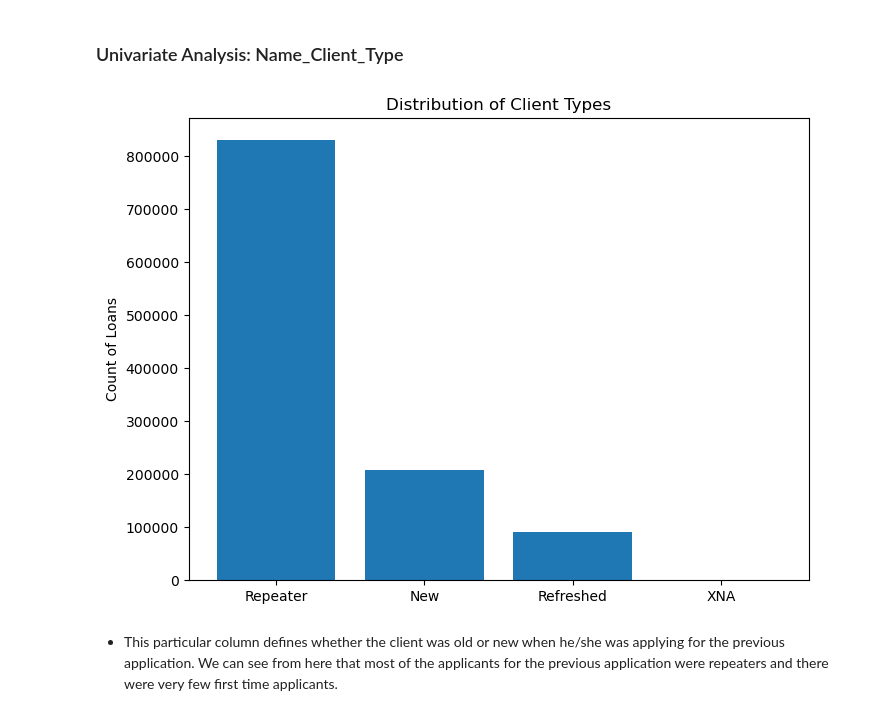
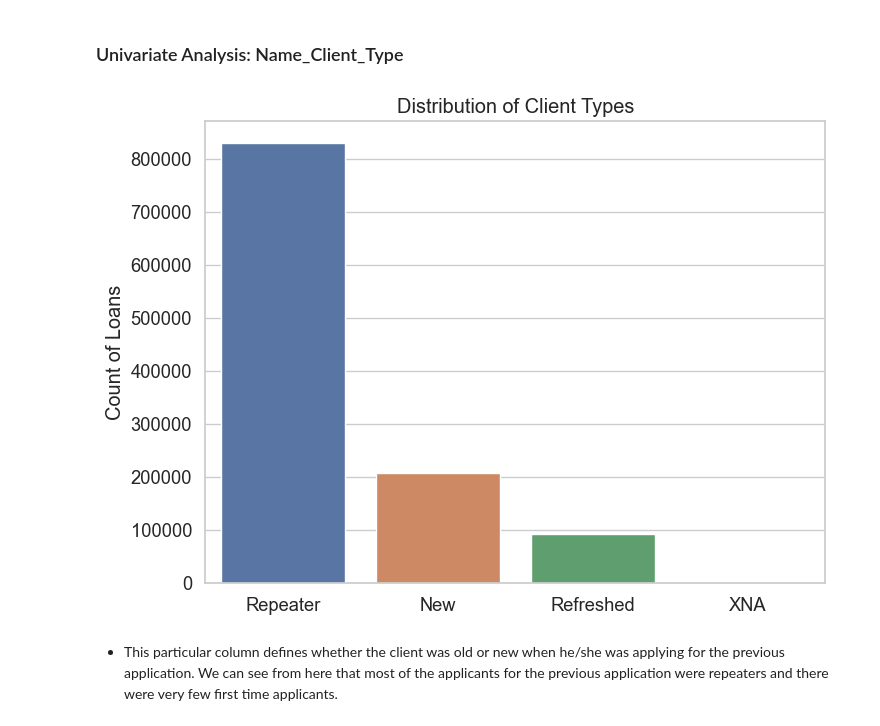
Before and after one commit to TammyTrinh1511/Credit_Risk_Analysis_Team_4, a Jupyter notebook: EDA/4. previous_application.ipynb, the cells around one changed output. Cells and saved outputs as stored; diff of their text form; code cells hidden in the pictures.

```diff
--- a/EDA/4. previous_application.ipynb
+++ b/EDA/4. previous_application.ipynb
@@ -9,9 +9,9 @@ import seaborn as sns
 from utils import *
 %matplotlib inline
 # %%
-application_train = pd.read_csv(r"D:\Downloads\NEU\NAM 3 KI 1\Visualization\GITHUB FINAL PROJECT\Credit-Risk-Analysis\dseb-63-data-preparation-final-project\dseb63_final_project_DP_dataset\dseb63_final_project_DP_dataset\dseb63_application_train.csv")
-application_test = pd.read_csv(r"D:\Downloads\NEU\NAM 3 KI 1\Visualization\GITHUB FINAL PROJECT\Credit-Risk-Analysis\dseb-63-data-preparation-final-project\dseb63_final_project_DP_dataset\dseb63_final_project_DP_dataset\dseb63_application_test.csv")
-prev_app = pd.read_csv(r"D:\Downloads\NEU\NAM 3 KI 1\Visualization\GITHUB FINAL PROJECT\Credit-Risk-Analysis\dseb-63-data-preparation-final-project\dseb63_final_project_DP_dataset\dseb63_final_project_DP_dataset\dseb63_previous_application.csv")
+application_train = pd.read_csv(r"d:\NEU\Credit-Risk-Analysis\data\dseb-63-data-preparation-final-project\dseb63_final_project_DP_dataset\dseb63_final_project_DP_dataset\dseb63_application_train.csv")
+application_test = pd.read_csv(r"d:\NEU\Credit-Risk-Analysis\data\dseb-63-data-preparation-final-project\dseb63_final_project_DP_dataset\dseb63_final_project_DP_dataset\dseb63_application_test.csv")
+prev_app = pd.read_csv(r"d:\NEU\Credit-Risk-Analysis\data\dseb-63-data-preparation-final-project\dseb63_final_project_DP_dataset\dseb63_final_project_DP_dataset\dseb63_previous_application.csv")
 #prev_app_profile = prev_app.profile_report(title="Previous Application dataset report")
 #prev_app_profile
 # %%
@@ -203,19 +199,18 @@ plt.show()
 # %%
 name_client_type_counts = prev_app_merge['NAME_CLIENT_TYPE'].value_counts(normalize=False)
 
 # Create a bar plot
 plt.figure(figsize=(8, 6))
-plt.bar(x=name_client_type_counts.index, height=name_client_type_counts.values)
-
+sns.barplot(x=name_client_type_counts.index, y=name_client_type_counts.values)
 # Set plot labels and title
 plt.ylabel("Count of Loans")
 plt.title("Distribution of Client Types")
 
 
 # Show the plot
 plt.show()
 # %% [output]
-[figure, old version]
+[figure, new version]
 # %% [markdown]
 - This particular column defines whether the client was old or new when he/she was applying for the previous application. We can see from here that most of the applicants for the previous application were repeaters and there were very few first time applicants.
 # %% [markdown]
```
Also changed, not shown: parts of 10 cells of this notebook, 1 other file.
